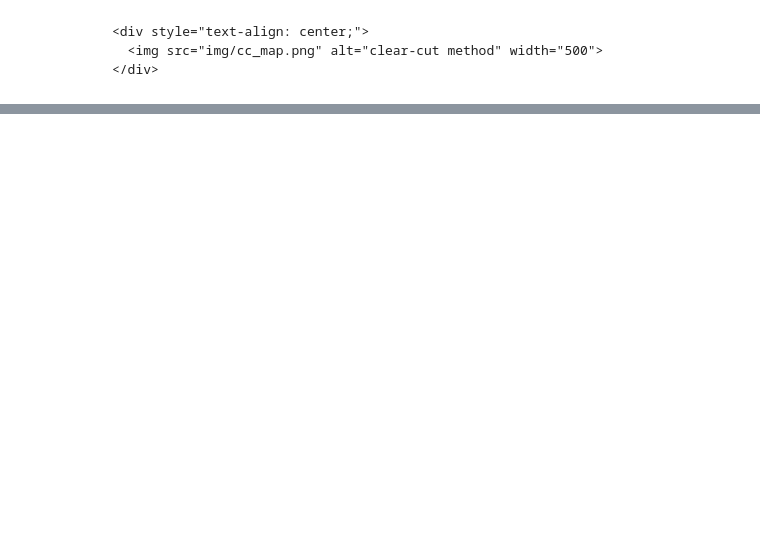
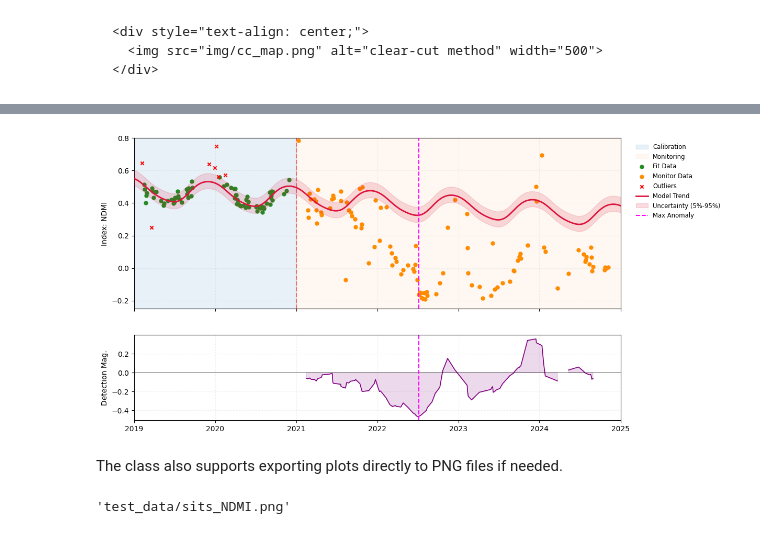
Before and after one commit to kenoz/SITS_utils, a Jupyter notebook: docs/source/tutorials/colab_sits_ex05.ipynb, the cells around one changed output, grey strips where cells are left out. Drawn from its saved outputs; the diff is of its cells as text; code cells hidden in the pictures; blank space fills up the shorter version.

```diff
--- a/docs/source/tutorials/colab_sits_ex05.ipynb
+++ b/docs/source/tutorials/colab_sits_ex05.ipynb
@@ -360,0 +411,19 @@ m
+# %%
+plot_B = analysis.SitsPlotter(ts_S2.indices, "NDMI",
+                              daterange,
+                              break_date=datetime(2021, 1, 1),
+                              coords=point_B["coord_3035"],
+                              ylim=[-0.25, 0.80],
+                              filter_method="sigma",
+                              filter_value=1.5)
+
+plot_B.plot_model(degree=3, include_trend=True, envelope_quantiles=(0.05, 0.95))
+plot_B.run_detection(thresholds=[0.25, 0.35, 0.45])
+# %% [output]
+[figure, added]
+# %% [markdown]
+The class also supports exporting plots directly to PNG files if needed.
+# %%
+plot_B.save_plot(out_dir)
+# %% [output]
+'test_data/sits_NDMI.png'
```
Also changed, not shown: parts of 6 cells of this notebook, 2 other files.
